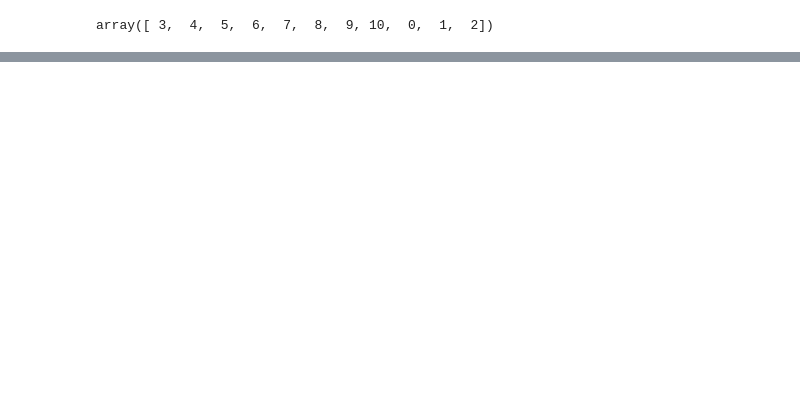
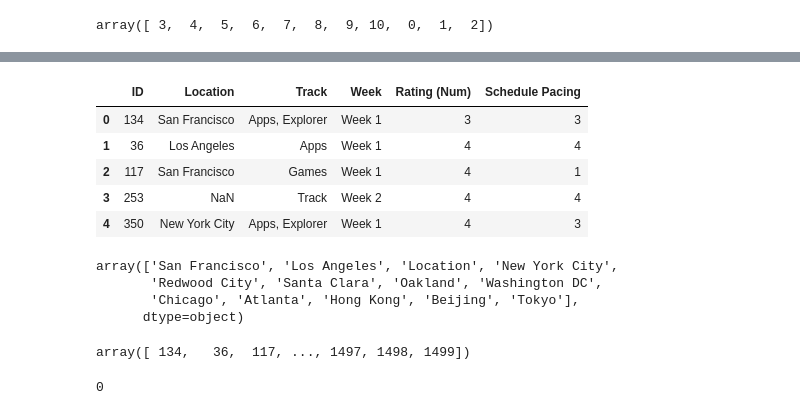
Before and after one commit to fchikwekwe/NPS_data, a Jupyter notebook: NPS_data.ipynb, the cells around one changed output, grey strips where cells are left out. Saved outputs shown, nothing was run; the diff lists cells and outputs as text; code cells hidden in the pictures; blank space fills up the shorter version.

Commit message:
🌟 working on cleaning 2016 data and combining with 2017

```diff
--- a/NPS_data.ipynb
+++ b/NPS_data.ipynb
@@ -155,0 +167,2 @@ array([ 3,  4,  5,  6,  7,  8,  9, 10,  0,  1,  2])
+# %%
+data_2017["Track"] = data_2017["Track"].fillna('Track')
@@ -155,0 +185,16 @@ array([ 3,  4,  5,  6,  7,  8,  9, 10,  0,  1,  2])
+# %%
+data_2017.head()
+# %% [output]
+|  | ID | Location | Track | Week | Rating (Num) | Schedule Pacing |
+| 0 | 134 | San Francisco | Apps, Explorer | Week 1 | 3 | 3 |
+| 1 | 36 | Los Angeles | Apps | Week 1 | 4 | 4 |
+| 2 | 117 | San Francisco | Games | Week 1 | 4 | 1 |
+| 3 | 253 | NaN | Track | Week 2 | 4 | 4 |
+| 4 | 350 | New York City | Apps, Explorer | Week 1 | 4 | 3 |
+# %%
+data_2017["Location"].unique()
+# %% [output]
+array(['San Francisco', 'Los Angeles', 'Location', 'New York City',
+       'Redwood City', 'Santa Clara', 'Oakland', 'Washington DC',
+       'Chicago', 'Atlanta', 'Hong Kong', 'Beijing', 'Tokyo'],
+      dtype=object)
@@ -155,0 +203,9 @@ array([ 3,  4,  5,  6,  7,  8,  9, 10,  0,  1,  2])
+# %%
+data_2017["ID"].unique()
+# %% [output]
+array([ 134,   36,  117, ..., 1497, 1498, 1499])
+# %%
+# pd.isnull(df.Age).sum()
+pd.isnull(data_2017.ID).sum()
+# %% [output]
+0
```
Also changed, not shown: parts of 29 cells of this notebook.
